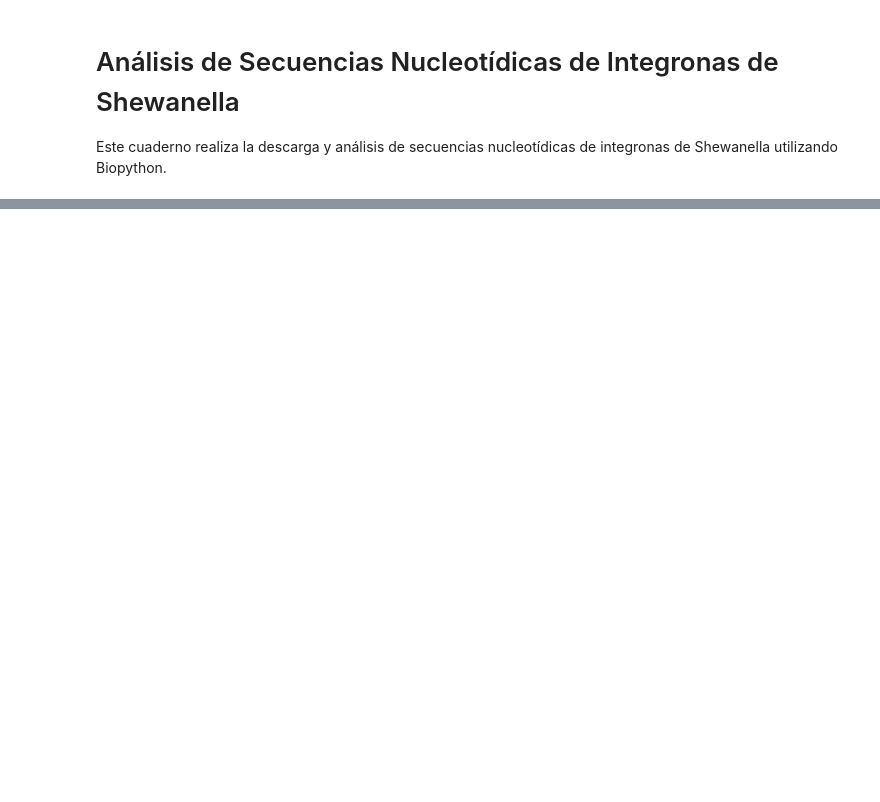
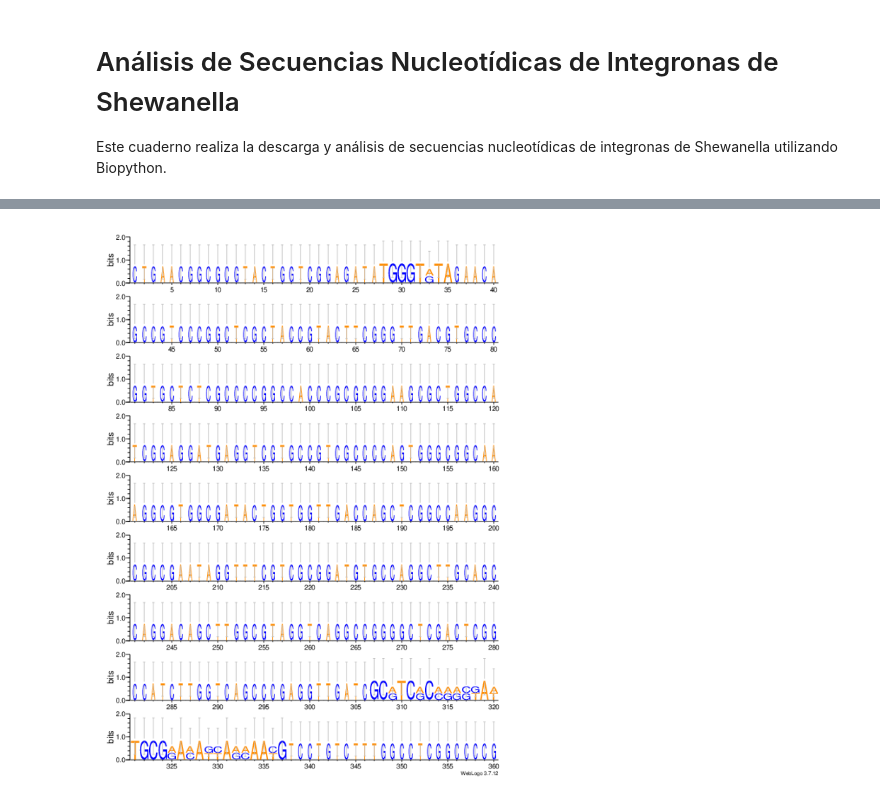
Before and after one commit to olishewanella/master, a Jupyter notebook: AMShewanella.ipynb, the cells around one changed output, grey strips where cells are left out. Saved outputs shown, nothing was run; the diff lists cells and outputs as text; code cells hidden in the pictures; blank space fills up the shorter version.

```diff
--- a/AMShewanella.ipynb
+++ b/AMShewanella.ipynb
@@ -303,0 +360,52 @@ def graficar_barras_conservacion(archivo_alineamiento):
+# %%
+#@title funcion con weblogo
+from Bio import AlignIO
+import subprocess
+import matplotlib.pyplot as plt
+import tempfile
+import os
+
+def crear_logo_secuencias_weblogo_cli(archivo_alineamiento, segmento=None):
+    # Leer el alineamiento
+    alineamiento = AlignIO.read(archivo_alineamiento, "fasta")
+
+    # Crear un archivo FASTA temporal para el alineamiento
+    with tempfile.NamedTemporaryFile(mode='w+', delete=False, suffix='.fasta') as fasta_file:
+        fasta_file_name = fasta_file.name
+        if segmento:
+            for rec in alineamiento:
+                fasta_file.write(">" + rec.id + "\n" + str(rec.seq[segmento[0]:segmento[1]]) + "\n")
+        else:
+            for rec in alineamiento:
+                fasta_file.write(">" + rec.id + "\n" + str(rec.seq) + "\n")
+
+    # Crear un archivo temporal para el logo
+    temp_logo_file = tempfile.NamedTemporaryFile(delete=False, suffix='.png')
+    temp_logo_file_name = temp_logo_file.name
+    temp_logo_file.close()
+
+    # Usar WebLogo a través de la línea de comandos para generar el logo
+    try:
+        subprocess.check_output(["weblogo", "-f", fasta_file_name, "-o", temp_logo_file_name, "--format", "png"], stderr=subprocess.STDOUT)
+    except subprocess.CalledProcessError as e:
+        print("Error al generar el logo de secuencias: ", e.output.decode())
+        return
+
+    # Mostrar el logo
+    try:
+        img = plt.imread(temp_logo_file_name)
+        plt.figure(figsize=(20, 10))  # Configurar tamaño de la figura
+        plt.imshow(img)
+        plt.axis('off')
+        plt.show()
+    except Exception as e:
+        print("Error al leer el archivo del logo: ", e)
+
+    # Eliminar los archivos temporales
+    os.remove(fasta_file_name)
+    os.remove(temp_logo_file_name)
+
+# Ejemplo de uso
+#crear_logo_secuencias_weblogo_cli('/content/parte_0_alineado.fasta', segmento=(120,480))
+# %% [output]
+[figure, added]
```
Also changed, not shown: parts of 3 cells of this notebook.
